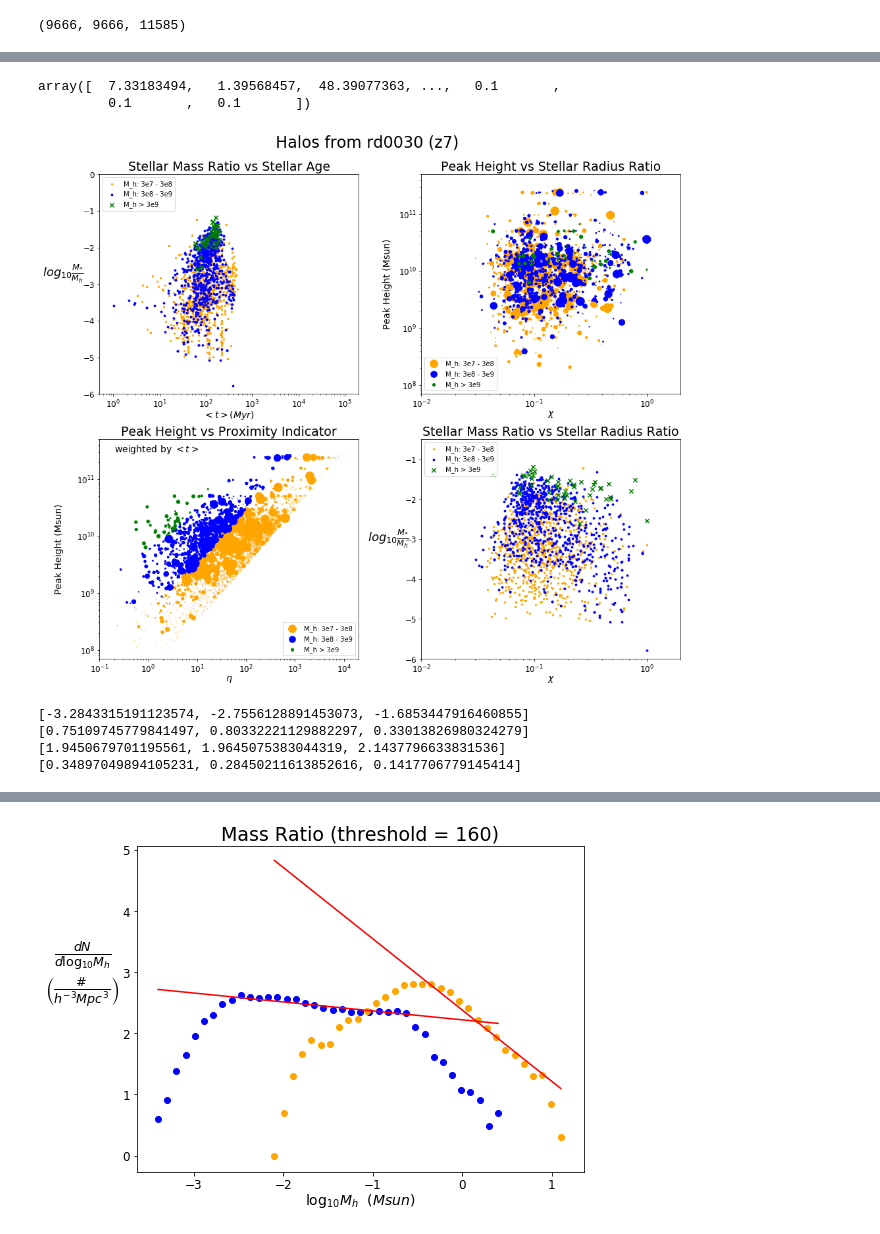
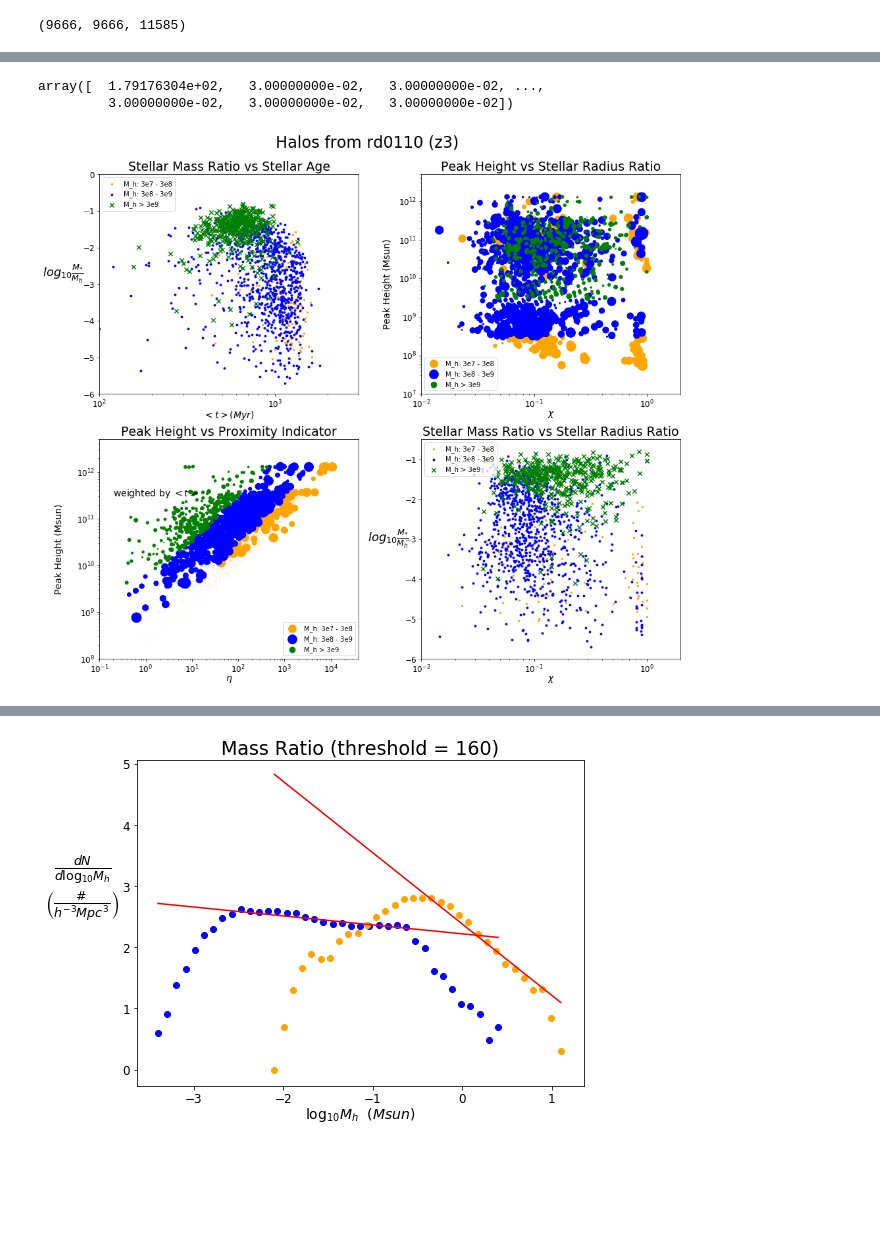
Before and after one commit to ygovil1/data-mining-galaxies, a Jupyter notebook: HaloCatalog/ratio_plotter.ipynb, the cells around one changed output, grey strips where cells are left out. Drawn from its saved outputs; the diff is of its cells as text; code cells hidden in the pictures; blank space fills up the shorter version.

```diff
--- a/HaloCatalog/ratio_plotter.ipynb
+++ b/HaloCatalog/ratio_plotter.ipynb
@@ -205 +207,3 @@ toUse = "rd0030"
+# %%
+toCreate = "rd0110"
 # %%
@@ -406,3 +420,21 @@ True True
+# %%
+toPlot = "rd0110"
+# pick dict and fig title based on toPlot
+if toPlot == "rd0030":
+    ploting = lists0030
+    figtitle = "Halos from rd0030 (z7)"
+if toPlot == "rd0050":
+    ploting = lists0050
+    figtitle = "Halos from rd0050 (z6)"
+if toPlot == "rd0070":
+    ploting = lists0070
+    figtitle = "Halos from rd0070 (z5)"
+if toPlot == "rd0090":
+    ploting = lists0090
+    figtitle = "Halos from rd0090 (z4)"
+if toPlot == "rd0110":
+    ploting = lists0110
+    figtitle = "Halos from rd0110 (z3)"
 # %%
 start = 1e-7
 gasbins = np.geomspace(start=3e-4, stop=1, num=40)
@@ -533,8 +568,8 @@ plot_agelog3 = 3**(age_log3**2)/10
-# %%
-plot_agelog1
-# %% [output]
-array([  7.33183494,   1.39568457,  48.39077363, ...,   0.1       ,
-         0.1       ,   0.1       ])
+# %%
+ploting["ageweight"][0]
+# %% [output]
+array([  1.79176304e+02,   3.00000000e-02,   3.00000000e-02, ...,
+         3.00000000e-02,   3.00000000e-02,   3.00000000e-02])
 # %%
 # specify figure size
 fig2 = plt.figure(figsize=(14,12))
@@ -569,21 +604,21 @@ ax4.set_title(radratiotitle, size = 19)
 # slope2, intercept2 = par2[0][0], par2[0][1]
 
 # plot data
-ax1.scatter(ave_agelist1, new_logratio21, c = 'orange', s = 5, label = 'M_h: 3e7 - 3e8')
-ax1.scatter(ave_agelist2, new_logratio22, c = 'blue', s = 8, label = 'M_h: 3e8 - 3e9')
-ax1.scatter(ave_agelist3, new_logratio23, c = 'green', s = 40, label = 'M_h > 3e9', marker = 'x')
+ax1.scatter(ploting["age"][0], ploting["stellog"][0], c = 'orange', s = 5, label = 'M_h: 3e7 - 3e8')
+ax1.scatter(ploting["age"][1], ploting["stellog"][1], c = 'blue', s = 8, label = 'M_h: 3e8 - 3e9')
+ax1.scatter(ploting["age"][2], ploting["stellog"][2], c = 'green', s = 40, label = 'M_h > 3e9', marker = 'x')
 
-ax2.scatter(rad_ratiolist1, new_peaklist1, c = 'orange', s = plot_agelog1, cmap='binary', label = 'M_h: 3e7 - 3e8')
-ax2.scatter(rad_ratiolist2, new_peaklist2, c = 'blue', s = plot_agelog2, cmap='binary', label = 'M_h: 3e8 - 3e9')
-ax2.scatter(rad_ratiolist3, new_peaklist3, c = 'green', s = plot_agelog3, cmap='binary', label = 'M_h > 3e9')
+ax2.scatter(ploting["chi"][0], ploting["peak"][0], c = 'orange', s = ploting["ageweight"][0], cmap='binary', label = 'M_h: 3e7 - 3e8')
+ax2.scatter(ploting["chi"][1], ploting["peak"][1], c = 'blue', s = ploting["ageweight"][1], cmap='binary', label = 'M_h: 3e8 - 3e9')
+ax2.scatter(ploting["chi"][2], ploting["peak"][2], c = 'green', s = ploting["ageweight"][2], cmap='binary', label = 'M_h > 3e9')
 
-ax3.scatter(proxlist1, new_peaklist1, c = 'orange', s = plot_agelog1, cmap='binary', label = 'M_h: 3e7 - 3e8')
-ax3.scatter(proxlist2, new_peaklist2, c = 'blue', s = plot_agelog2, cmap='binary', label = 'M_h: 3e8 - 3e9')
-ax3.scatter(proxlist3, new_peaklist3, c = 'green', s = plot_agelog3, cmap='binary', label = 'M_h > 3e9')
+ax3.scatter(ploting["prox"][0], ploting["peak"][0], c = 'orange', s = ploting["ageweight"][0], cmap='binary', label = 'M_h: 3e7 - 3e8')
+ax3.scatter(ploting["prox"][1], ploting["peak"][1], c = 'blue', s = ploting["ageweight"][1], cmap='binary', label = 'M_h: 3e8 - 3e9')
+ax3.scatter(ploting["prox"][2], ploting["peak"][2], c = 'green', s = ploting["ageweight"][2], cmap='binary', label = 'M_h > 3e9')
 
-ax4.scatter(rad_ratiolist1, new_logratio21, c = 'orange', s = 5, label = 'M_h: 3e7 - 3e8')
-ax4.scatter(rad_ratiolist2, new_logratio22, c = 'blue', s = 8, label = 'M_h: 3e8 - 3e9')
-ax4.scatter(rad_ratiolist3, new_logratio23, c = 'green', s = 40, label = 'M_h > 3e9', marker = 'x')
+ax4.scatter(ploting["chi"][0], ploting["stellog"][0], c = 'orange', s = 5, label = 'M_h: 3e7 - 3e8')
+ax4.scatter(ploting["chi"][1], ploting["stellog"][1], c = 'blue', s = 8, label = 'M_h: 3e8 - 3e9')
+ax4.scatter(ploting["chi"][2], ploting["stellog"][2], c = 'green', s = 40, label = 'M_h > 3e9', marker = 'x')
 # ax2.plot(bin_edges_red1, slope1 * bin_edges_red1 + intercept1, color = 'red')
 # ax2.plot(bin_edges_red2, slope2 * bin_edges_red2 + intercept2, color = 'red')
 
@@ -604,7 +639,7 @@ ax4.set_ylabel(ylab, rotation = 0, size = 18, labelpad= 25)
 
 # create axis ticks and set axis lim
 ax1.set_xscale('log')
-ax1.set_xlim([5e-1, 2e5])
+ax1.set_xlim([1e2, 3e3])
 ax1.set_ylim([-6, 0])
 ax1.tick_params(axis='x', which='major', labelsize=12)
 ax1.tick_params(axis='y', which='major', labelsize=12)
@@ -612,38 +647,38 @@ ax1.tick_params(axis='y', which='major', labelsize=12)
 ax2.set_xscale('log')
 ax2.set_yscale('log')
 ax2.set_xlim([1e-2, 2e0])
-ax2.set_ylim([7e7, 5e11])
+ax2.set_ylim([1e7, 5e12])
 ax2.tick_params(axis='x', which='major', labelsize=12)
 ax2.tick_params(axis='y', which='major', labelsize=12)
 
 ax3.set_xscale('log')
 ax3.set_yscale('log')
-ax3.set_xlim([1e-1,2e4])
-ax3.set_ylim([7e7, 5e11])
+ax3.set_xlim([1e-1,4e4])
+ax3.set_ylim([1e8, 5e12])
 ax3.tick_params(axis='x', which='major', labelsize=12)
 ax3.tick_params(axis='y', which='major', labelsize=12)
 
 ax4.set_xscale('log')
 ax4.set_xlim([1e-2, 2e0])
 ax4.set_ylim([-6, -0.5])
 ax4.tick_params(axis='x', which='major', labelsize=12)
 ax4.tick_params(axis='y', which='major', labelsize=12)
 
 # add annotation
 annotation = r"weighted by $<t>$"
 ax3.text(2e-1, 3e11, annotation, size = 14)
 
 # add legend
 ax1.legend(loc = 'upper left')
 ax2.legend(loc = 'lower left')
 ax3.legend(loc = 'lower right')
 ax4.legend(loc = 'upper left')
 
 # adjust spacing and show
 plt.tight_layout()
 fig2.subplots_adjust(top=0.91)
 plt.show()
 
 # 7-12, 26-27, 24-32, 45-53
 # %% [output]
-[figure, old version]
+[figure, new version]
@@ -686,10 +684,0 @@ agemeanlist = [meanage1, meanage2, meanage3]
-# %%
-print(ratiomeanlist)
-print(ratiodevlist)
-print(agemeanlist)
-print(agedevlist)
-# %% [output]
-[-3.2843315191123574, -2.7556128891453073, -1.6853447916460855]
-[0.75109745779841497, 0.80332221129882297, 0.33013826980324279]
-[1.9450679701195561, 1.9645075383044319, 2.1437796633831536]
-[0.34897049894105231, 0.28450211613852616, 0.1417706779145414]
```
Also changed, not shown: parts of 10 cells of this notebook.
